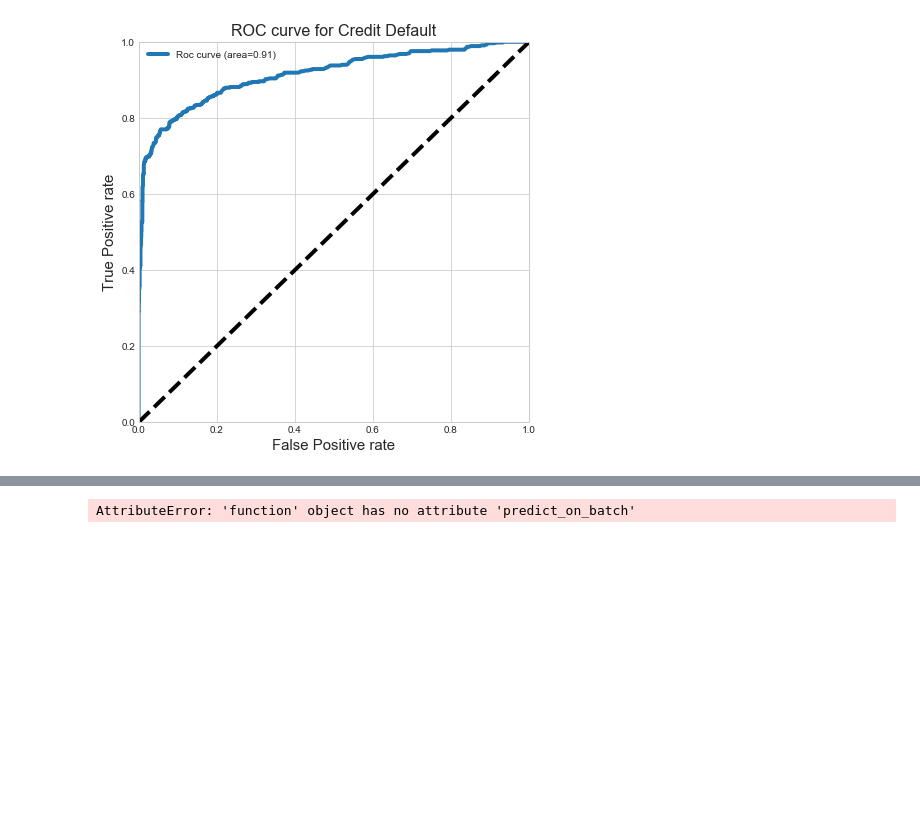
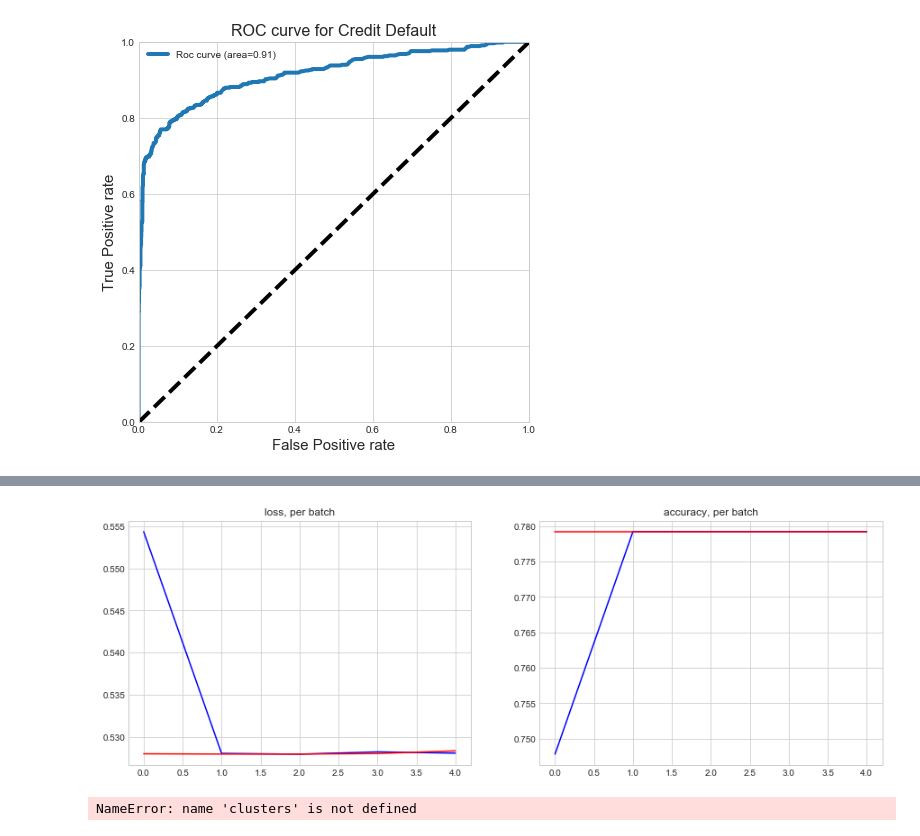
Before and after one commit to innovator-arjun/Credit-Card-AL-ML-Analytics, a Jupyter notebook: Credit Card Farud ML-AI-Python_Analytics.ipynb, the cells around one changed output, grey strips where cells are left out. Saved outputs shown, nothing was run; the diff lists cells and outputs as text; code cells hidden in the pictures; blank space fills up the shorter version.

```diff
--- a/Credit Card Farud ML-AI-Python_Analytics.ipynb
+++ b/Credit Card Farud ML-AI-Python_Analytics.ipynb
@@ -1139,0 +1158,19 @@ ACCURACY:  0.9075  or  90.75 %
+# %%
+from keras.callbacks import Callback
+
+class BatchLogger(Callback):
+    def on_train_begin(self, epoch, logs={}):
+        self.log_values = {}
+        for k in self.params['metrics']:
+            self.log_values[k] = []
+
+    def on_epoch_end(self, batch, logs={}):
+        for k in self.params['metrics']:
+            if k in logs:
+                self.log_values[k].append(logs[k])
+
+    def get_values(self, metric_name, window):
+        d =  pd.Series(self.log_values[metric_name])
+        return d.rolling(window,center=False).mean()
+
+bl = BatchLogger()
@@ -1139,0 +1203,15 @@ ACCURACY:  0.9075  or  90.75 %
+# %%
+plt.figure(figsize=(15,5))
+
+plt.subplot(1, 2, 1)
+plt.title('loss, per batch')
+plt.plot(bl.get_values('loss',1), 'b-', label='train');
+plt.plot(bl.get_values('val_loss',1), 'r-', label='test');
+
+plt.subplot(1, 2, 2)
+plt.title('accuracy, per batch')
+plt.plot(bl.get_values('acc',1), 'b-', label='train');
+plt.plot(bl.get_values('val_acc',1), 'r-', label='test');
+plt.show()
+# %% [output]
+[figure, added]
@@ -1140,9 +1232,6 @@ ACCURACY:  0.9075  or  90.75 %
 # %%
+
 from sklearn.metrics import f1_score, accuracy_score, precision_score, recall_score
-
-
-y_train_pred = model.predict_on_batch(np.array(x_train_up))[:,0]
-y_test_pred = model.predict_on_batch(np.array(x_test_up))[:,0]
 
 pred  = (y_test_pred>0.5).astype(int)
 truth = (y_test>0.5).values.astype(int)
@@ -1179,7 +1268,7 @@ columns=[
 
 cl_df = pd.DataFrame(cluster_defaulting_data, columns=columns)
 # %% [output]
-AttributeError: 'function' object has no attribute 'predict_on_batch'
+NameError: name 'clusters' is not defined
 # %%
 #exporting the result in excel format
 # %%
```
Also changed, not shown: parts of 19 cells of this notebook, 1 other file.
